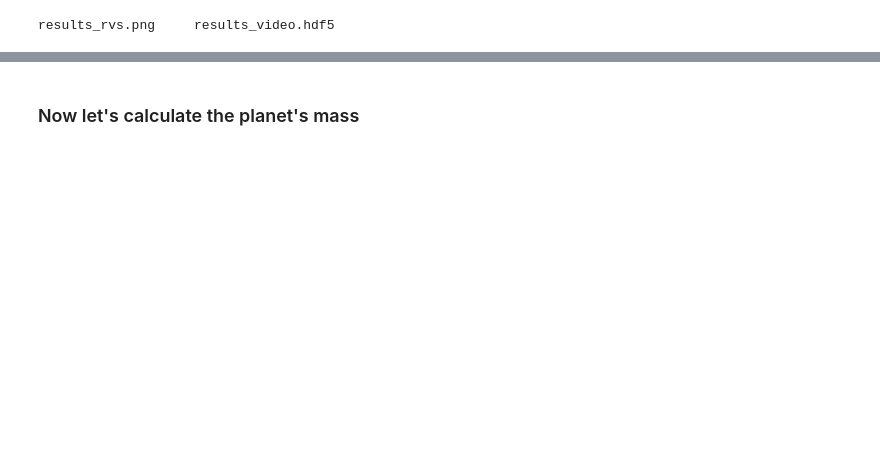
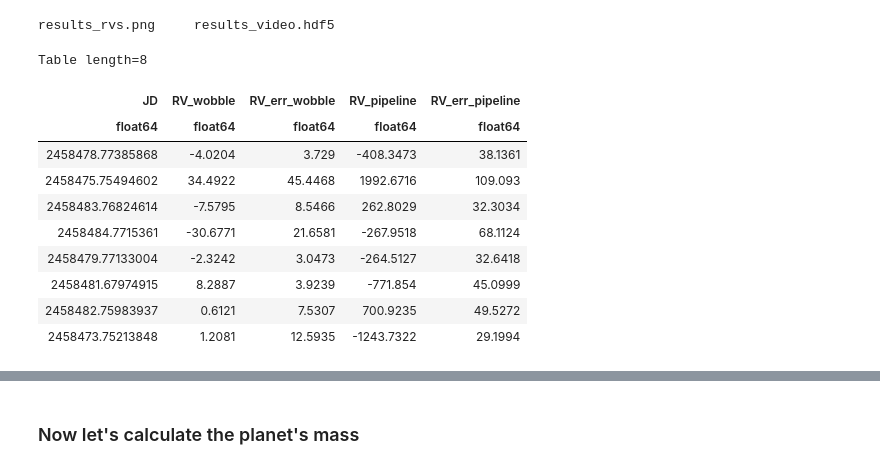
Before and after one commit to benjaminpope/video, a Jupyter notebook: notebooks/fit_rvs.ipynb, the cells around one changed output, grey strips where cells are left out. Drawn from its saved outputs; the diff is of its cells as text; code cells hidden in the pictures; blank space fills up the shorter version.

```diff
--- a/notebooks/fit_rvs.ipynb
+++ b/notebooks/fit_rvs.ipynb
@@ -38,6 +38,20 @@ results_rvs.png     results_video.hdf5
 # %%
 fname = '../rvs.csv'
 data = Table.read(fname)
+# %%
+data
+# %% [output]
+Table length=8
+| JD | RV_wobble | RV_err_wobble | RV_pipeline | RV_err_pipeline |
+| float64 | float64 | float64 | float64 | float64 |
+| 2458478.77385868 | -4.0204 | 3.729 | -408.3473 | 38.1361 |
+| 2458475.75494602 | 34.4922 | 45.4468 | 1992.6716 | 109.093 |
+| 2458483.76824614 | -7.5795 | 8.5466 | 262.8029 | 32.3034 |
+| 2458484.7715361 | -30.6771 | 21.6581 | -267.9518 | 68.1124 |
+| 2458479.77133004 | -2.3242 | 3.0473 | -264.5127 | 32.6418 |
+| 2458481.67974915 | 8.2887 | 3.9239 | -771.854 | 45.0999 |
+| 2458482.75983937 | 0.6121 | 7.5307 | 700.9235 | 49.5272 |
+| 2458473.75213848 | 1.2081 | 12.5935 | -1243.7322 | 29.1994 |
 # %%
 t = data['JD']
 rv = data['RV_wobble'] * u.m/u.s
```
Also changed, not shown: parts of 10 cells of this notebook, 9 other files.
